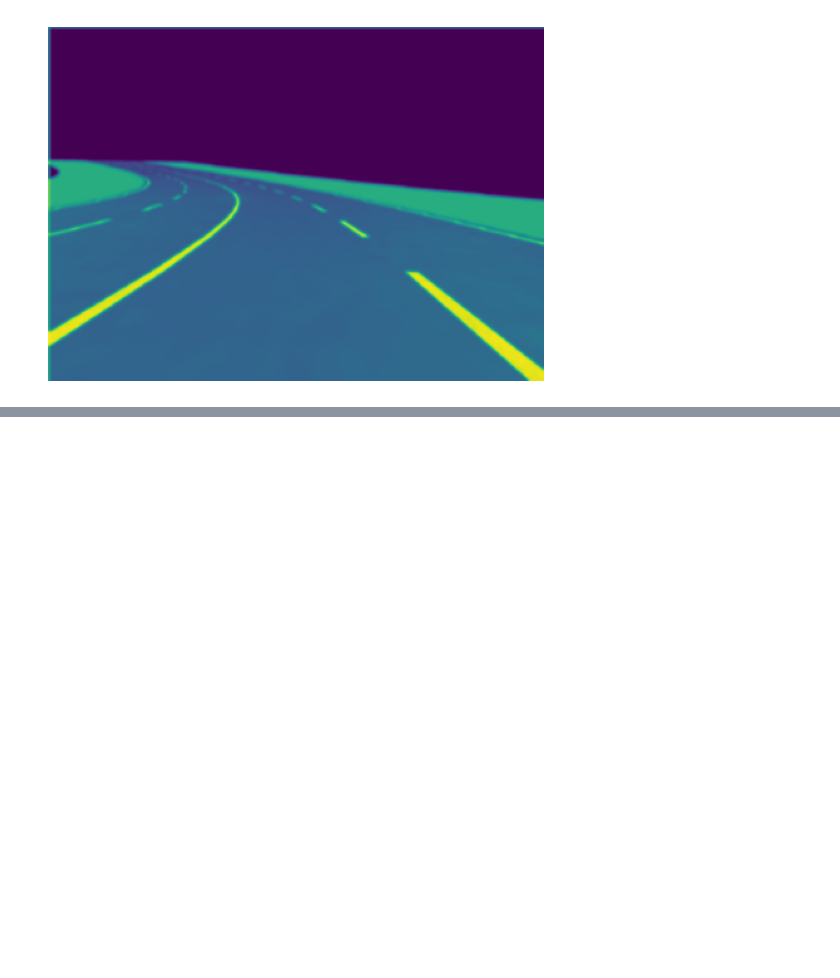
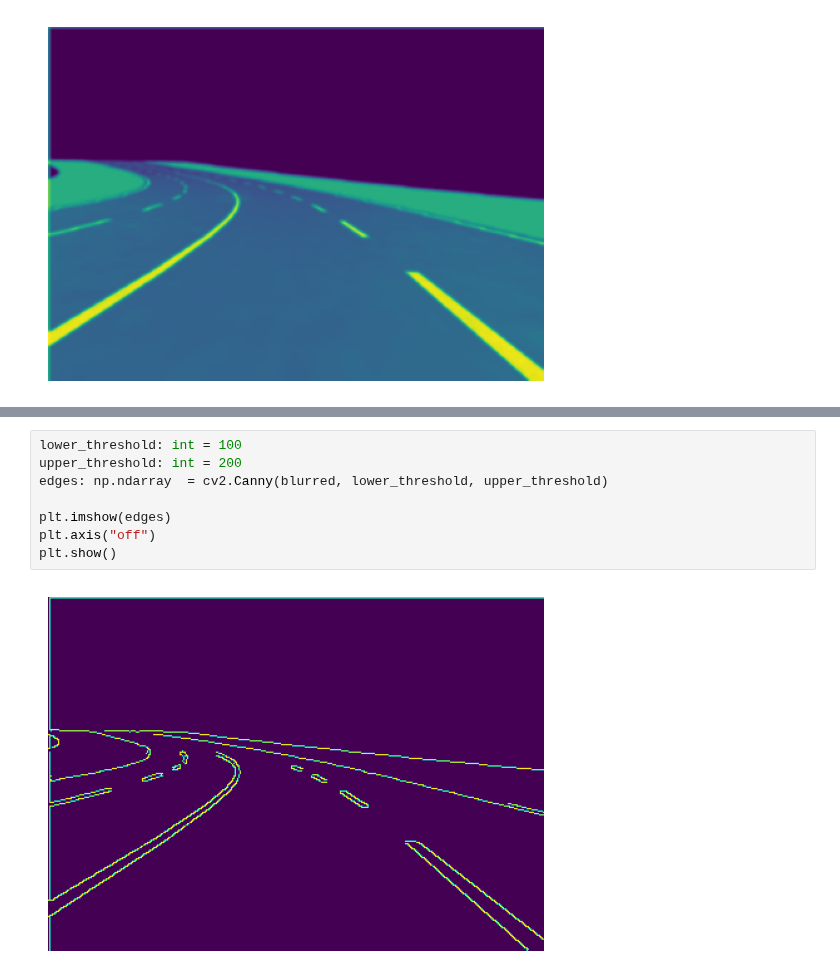
Before and after one commit to anjrew/line-detection, a Jupyter notebook: src/canny_edge_detection.ipynb, the cells around one changed output, grey strips where cells are left out. Drawn from its saved outputs; the diff is of its cells as text; blank space fills up the shorter version.

```diff
--- a/src/canny_edge_detection.ipynb
+++ b/src/canny_edge_detection.ipynb
@@ -103,0 +89,10 @@ error: OpenCV(4.9.0) /Users/runner/work/opencv-python/opencv-python/opencv/modul
+# %%
+lower_threshold: int = 100
+upper_threshold: int = 200
+edges: np.ndarray  = cv2.Canny(blurred, lower_threshold, upper_threshold)
+
+plt.imshow(edges)
+plt.axis("off")
+plt.show()
+# %% [output]
+[figure, added]
```
Also changed, not shown: parts of 5 cells of this notebook, 6 other files.
